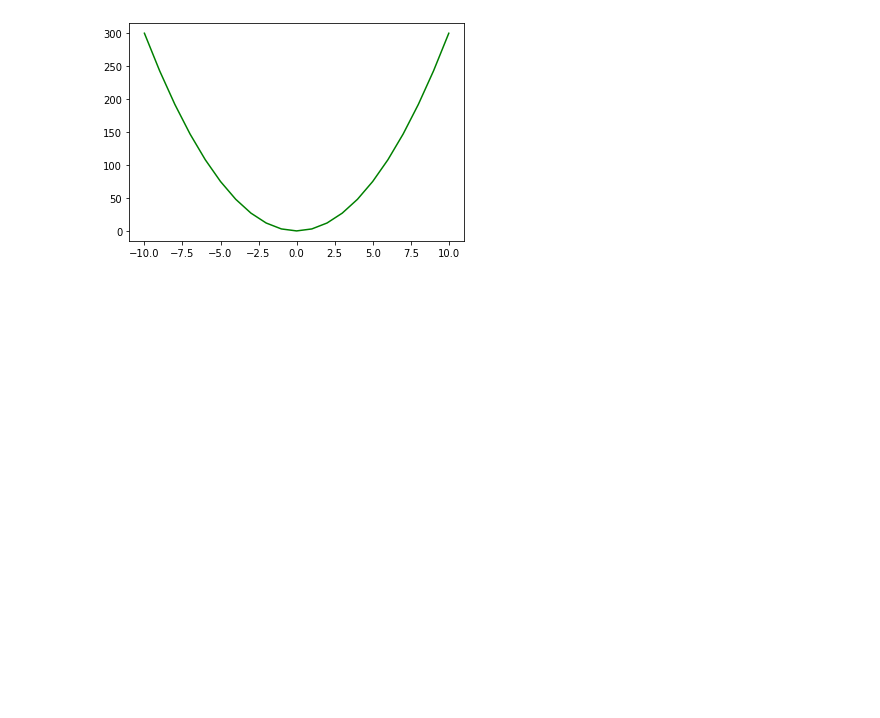
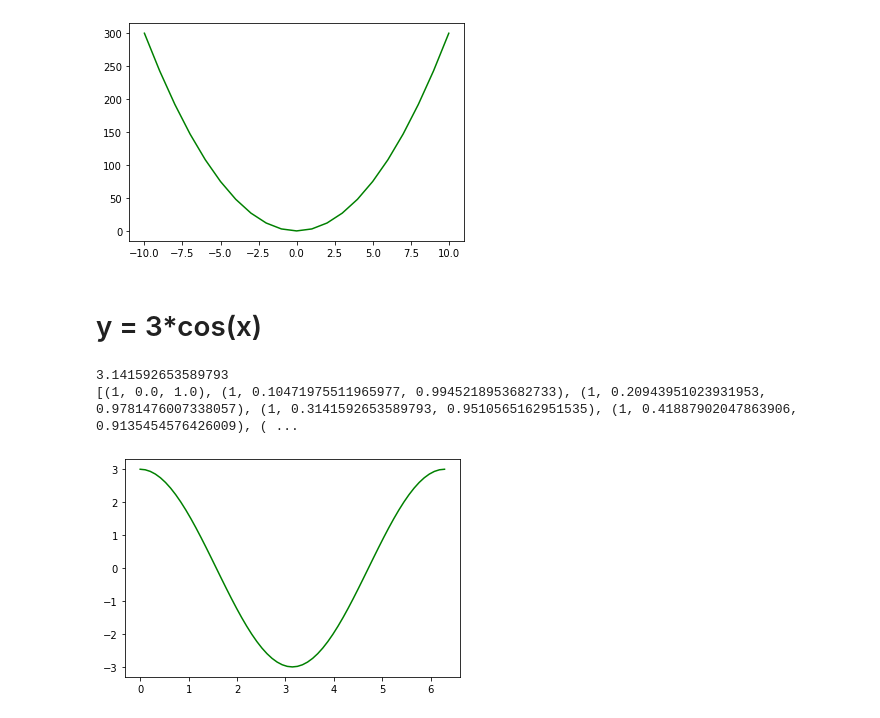
Before and after one commit to everestso/Fall21Spring22, a Jupyter notebook: c191f21_1.ipynb, the cells around one changed output. Cells and saved outputs as stored; diff of their text form; code cells hidden in the pictures; blank space fills up the shorter version.

```diff
--- a/c191f21_1.ipynb
+++ b/c191f21_1.ipynb
@@ -37,3 +37,22 @@ plt.show()
 # %% [output]
 [(1, -10, 100), (1, -9, 81), (1, -8, 64), (1, -7, 49), (1, -6, 36), (1, -5, 25), (1, -4, 16), (1, -3, 9), (1, -2, 4), (1, -1, 1), (1, 0, 0), (1, 1, 1), (1, 2, 4), (1, 3, 9), (1, 4, 16), (1, 5, 25), (1 ...
 [figure]
+# %% [markdown]
+# y = 3*cos(x)
+# %%
+import math
+print(math.pi)
+dataX1=[math.pi/30.0*i for i in range(61)]
+dataX0 = [1]*len(dataX1)
+dataX2 = [math.cos(x) for x in dataX1]
+data = list(zip(dataX0, dataX1, dataX2))
+print (data)
+
+Weights = [0, 0, 3]
+Y = [F(Weights, X) for X in data]
+plt.plot(dataX1, Y, "g")
+plt.show()
+# %% [output]
+3.141592653589793
+[(1, 0.0, 1.0), (1, 0.10471975511965977, 0.9945218953682733), (1, 0.20943951023931953, 0.9781476007338057), (1, 0.3141592653589793, 0.9510565162951535), (1, 0.41887902047863906, 0.9135454576426009), ( ...
+[figure, added]
```
